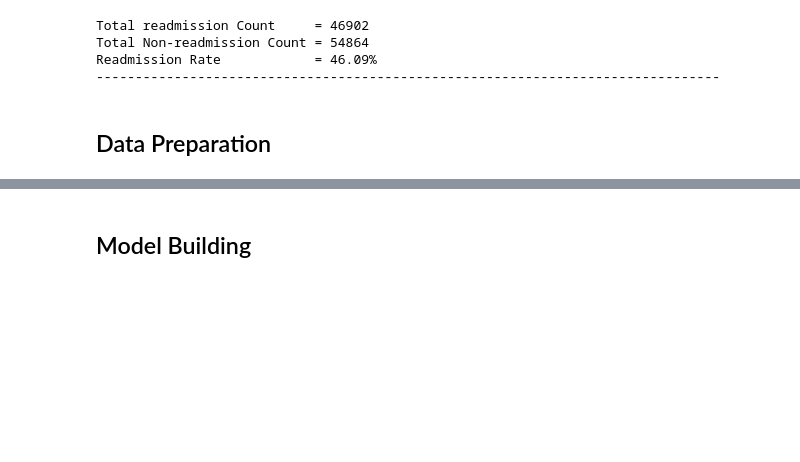
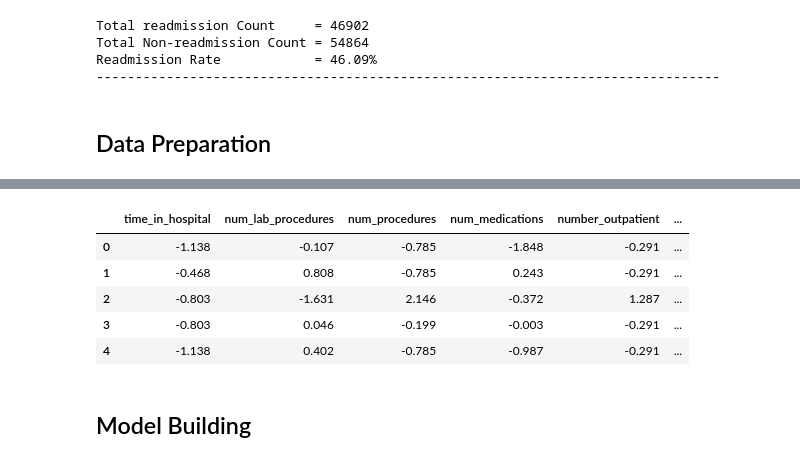
Before and after one commit to abhi18av/Risk_Stratification, a Jupyter notebook: src/Diabetic_Patients_Risk_Stratification.ipynb, the cells around one changed output, grey strips where cells are left out. Saved outputs shown, nothing was run; the diff lists cells and outputs as text; code cells hidden in the pictures; blank space fills up the shorter version.

```diff
--- a/src/Diabetic_Patients_Risk_Stratification.ipynb
+++ b/src/Diabetic_Patients_Risk_Stratification.ipynb
@@ -420,19 +387,27 @@ diabetic_patient_data_cat_features_dummies_df
 # %%
 # TODO
 """
 Scale numeric attributes
 """
 
 # scaling the features
 from sklearn.preprocessing import scale
 
-#
-# # storing column names in cols, since column names are (annoyingly) lost after
-# # scaling (the df is converted to a numpy array)
-# cols = X.columns
-# X = pd.DataFrame(scale(X))
-# X.columns = cols
-# X.columns
+# storing column names in cols, since column names are (annoyingly) lost after
+# scaling (the df is converted to a numpy array)
+cols = diabetic_patient_data_num_features_df.columns
+diabetic_patient_data_num_features_df = pd.DataFrame(scale(diabetic_patient_data_num_features_df))
+diabetic_patient_data_num_features_df.columns = cols
+diabetic_patient_data_num_features_df.columns
+
+diabetic_patient_data_num_features_df.head()
+# %% [output]
+|  | time_in_hospital | num_lab_procedures | num_procedures | num_medications | number_outpatient | ... |
+| 0 | -1.138 | -0.107 | -0.785 | -1.848 | -0.291 | ... |
+| 1 | -0.468 | 0.808 | -0.785 | 0.243 | -0.291 | ... |
+| 2 | -0.803 | -1.631 | 2.146 | -0.372 | 1.287 | ... |
+| 3 | -0.803 | 0.046 | -0.199 | -0.003 | -0.291 | ... |
+| 4 | -1.138 | 0.402 | -0.785 | -0.987 | -0.291 | ... |
 # %% [markdown]
 ## Model Building
 # %%
```
Also changed, not shown: parts of 13 cells of this notebook, 1 other file.
